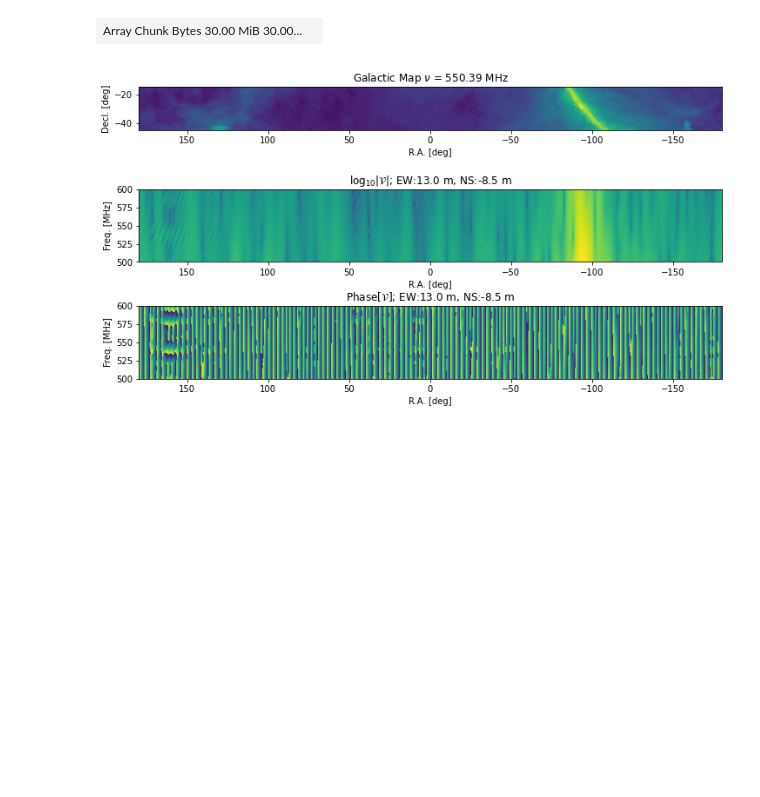
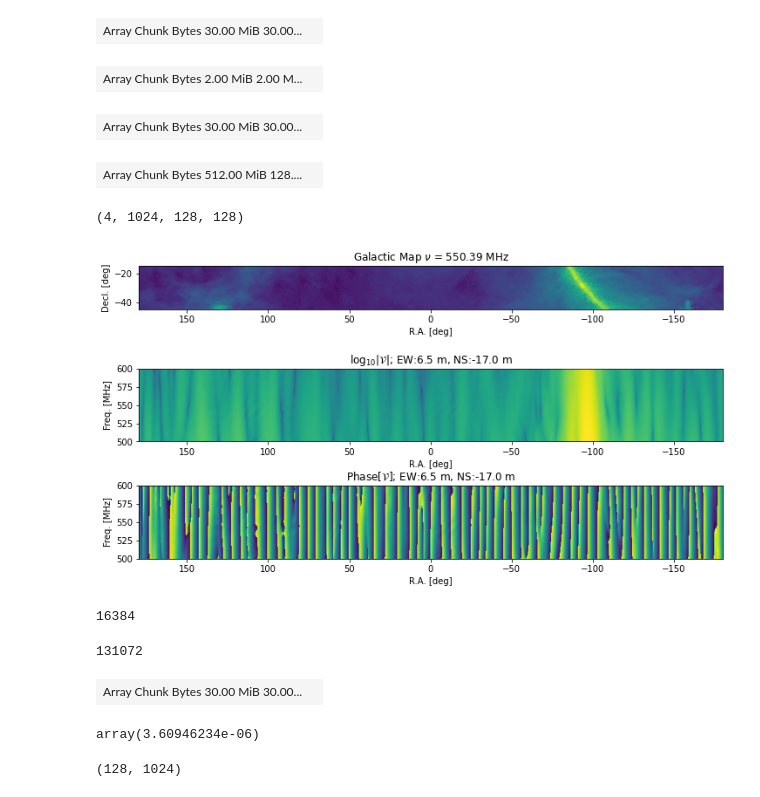
Before and after one commit to tlmakinen/hugh, a Jupyter notebook: notebooks/flatsky_example.ipynb, the cells around one changed output. Cells and saved outputs as stored; diff of their text form; code cells hidden in the pictures; blank space fills up the shorter version.

```diff
--- a/notebooks/flatsky_example.ipynb
+++ b/notebooks/flatsky_example.ipynb
@@ -161,11 +161,11 @@ da.to_hdf5('./data/cached_products.h5', '/btm', btm)
 # %%
-fil_btm = h5py.File('data/cached_products.h5', 'r')
+fil_btm = h5py.File('/data80/makinen/hirax_sims/cached_products.h5', 'r')
 btm = da.from_array(fil_btm['btm'], chunks=(1, -1, -1, -1))
 btm
 # %% [output]
 | Array Chunk Bytes 3.75 GiB 3.75 M... |  |
 # %%
-gal_map = h5py.File('/home/devin/data/2110_ml_visibilities/coragalaxy_1.h5', 'r')
+gal_map = h5py.File('/data80/makinen/hirax_sims/coragalaxy_1.h5', 'r')
 nside = hp.npix2nside(gal_map['map'].shape[-1])
 projected_map = np.empty((4, N_ra, len(freqs), N_dec))
 pix, weights = hp.get_interp_weights(nside, healpix_theta[NA, :], healpix_phi[:, NA])
@@ -175,9 +175,9 @@ for ipol in range(4):
         projected_map[ipol,:,ifreq,:] = np.sum(pixels*weights, axis=0)
 projected_map = da.from_array(projected_map)
 
-if os.path.exists('data/cached_gal_map.h5'):
-    os.remove('data/cached_gal_map.h5')
-da.to_hdf5('data/cached_gal_map.h5', '/rs_map', projected_map)
+if os.path.exists('/data80/makinen/hirax_sims/cached_gal_map.h5'):
+    os.remove('/data80/makinen/hirax_sims/cached_gal_map.h5')
+da.to_hdf5('/data80/makinen/hirax_sims/cached_gal_map.h5', '/rs_map', projected_map)
 
-fil_gal_map = h5py.File('data/cached_gal_map.h5', 'r+')
+fil_gal_map = h5py.File('/data80/makinen/hirax_sims/cached_gal_map.h5', 'r+')
 projected_map = da.from_array(fil_gal_map['rs_map']).rechunk({1:N_ra})
@@ -200,35 +198,78 @@ mmodes
 # %%
 mmodes = mmodes.rechunk({0:N_ra})
 visibilities = da.fft.ifft(mmodes, axis=0).persist()
+# %%
+visibilities[:, ibase, :].T
+# %% [output]
+| Array Chunk Bytes 2.00 MiB 2.00 M... |  |
+# %%
+visibilities
+# %% [output]
+| Array Chunk Bytes 30.00 MiB 30.00... |  |
+# %%
+rs_gal_map
+# %% [output]
+| Array Chunk Bytes 512.00 MiB 128.... |  |
+# %%
+rs_gal_map.shape
+# %% [output]
+(4, 1024, 128, 128)
 # %%
 fig, axs = plt.subplots(3, 1, figsize=(12, 7))
 
 ifreq = 64
-ibase = 8
+ibase = 2
 baseline_tag = f'EW:{baselines[ibase, 0]} m, NS:{baselines[ibase, 1]} m'
 
 rs_gal_map = da.from_array(fil_gal_map['rs_map'])
 extent = (right_ascension[0].value, right_ascension[-1].value,
           declination[0].value, declination[-1].value)
+
+_min = 100 #np.min((rs_gal_map[0, :, ifreq, :].compute().T))
+
 axs[0].imshow(np.log10(rs_gal_map[0, :, ifreq, :].compute().T), origin='lower', extent=extent,
               aspect=0.9)
 axs[0].set_title(r'Galactic Map $\nu$ = {:.2f} MHz'.format(freqs[ifreq]))
 axs[0].set_ylabel('Decl. [deg]')
 
 extent = (right_ascension[0].value, right_ascension[-1].value,
           freq_edges[0], freq_edges[-1])
 
 aspect = 0.45
 
+
+
 axs[1].imshow(np.log10(np.abs(visibilities[:, ibase, :]).T), extent=extent, origin='lower', aspect=aspect)
 axs[1].set_title(r'$\log_{10}|\mathcal{V}|$; ' + baseline_tag)
 axs[2].imshow(np.angle(visibilities[:, ibase, :]).T, extent=extent, origin='lower', aspect=aspect)
 axs[2].set_title(r'Phase[$\mathcal{V}$]; ' + baseline_tag)
+
+#plt.colorbar(im)
 
 for ax in axs[1:]:
     ax.set_ylabel('Freq. [MHz]')
 
 for ax in axs:
     ax.set_xlabel('R.A. [deg]')
 # %% [output]
-[figure, old version]
+[figure, new version]
+# %%
+128**2
+# %% [output]
+16384
+# %%
+1024*128
+# %% [output]
+131072
+# %%
+visibilities
+# %% [output]
+| Array Chunk Bytes 30.00 MiB 30.00... |  |
+# %%
+np.array(_min)
+# %% [output]
+array(3.60946234e-06)
+# %%
+rs_gal_map[0, :, ifreq, :].compute().T.shape
+# %% [output]
+(128, 1024)
```
Also changed, not shown: parts of 4 cells of this notebook, 1 other file.
